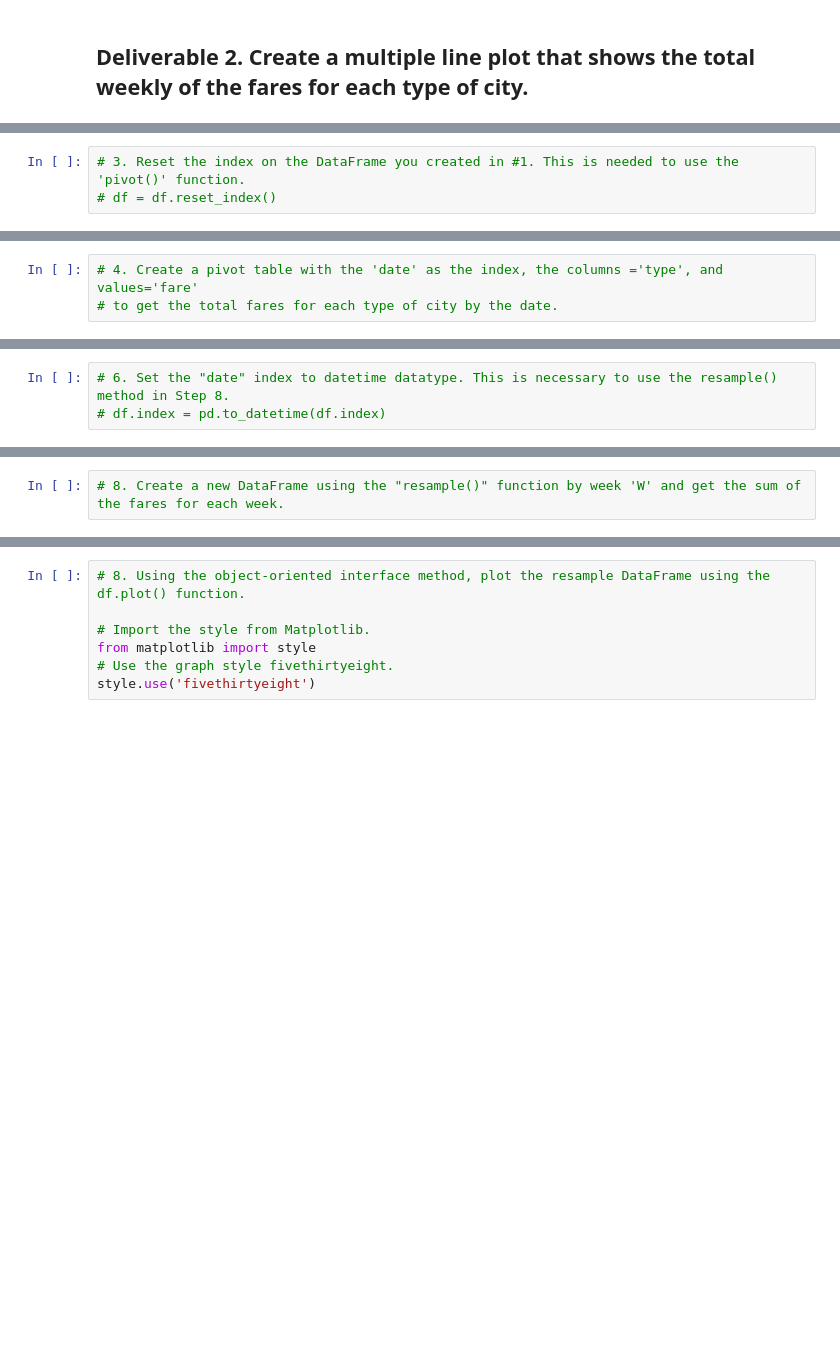
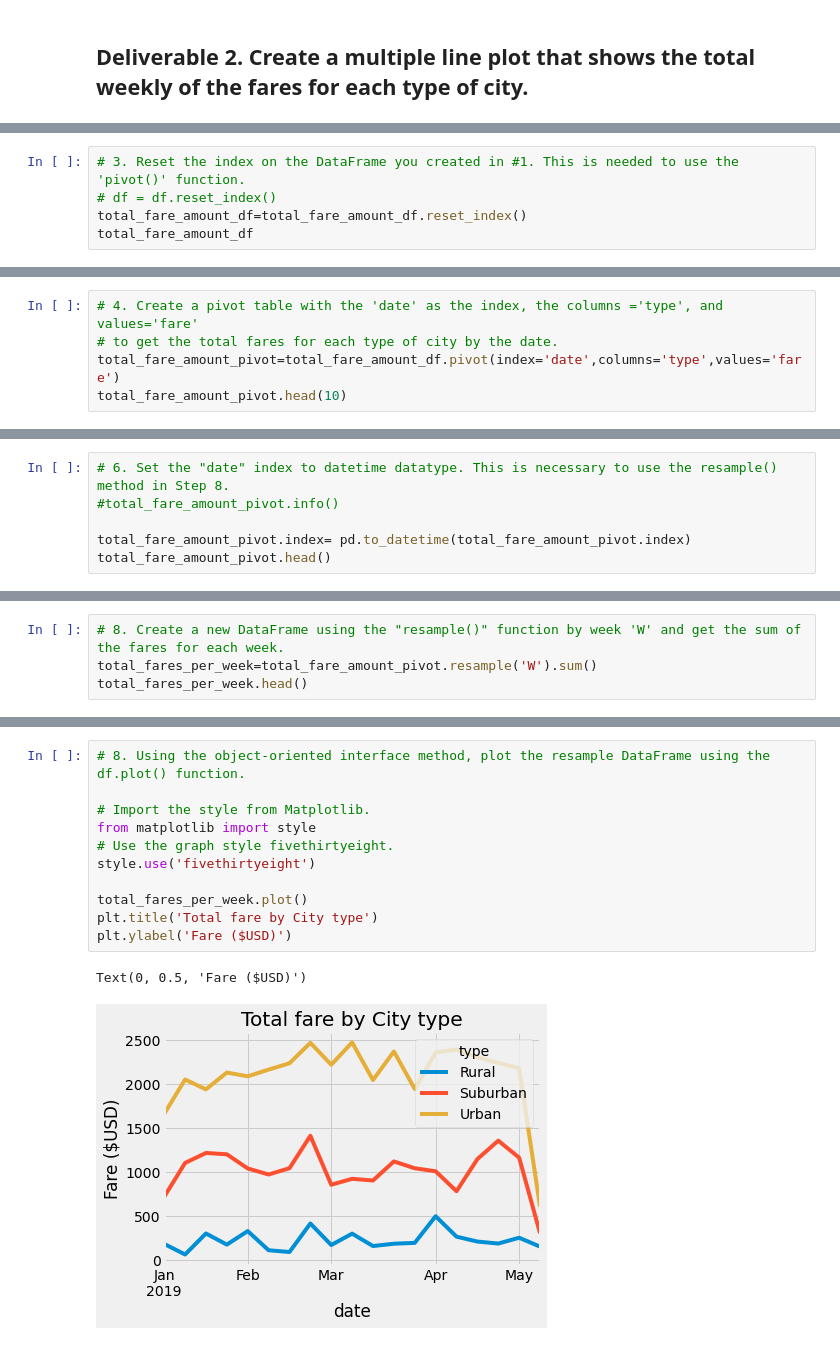
Before and after one commit to paolaescamilla/PyBer_Analysis, a Jupyter notebook: PyBer_Challenge.ipynb, the cells around one changed output, grey strips where cells are left out. Drawn from its saved outputs; the diff is of its cells as text; blank space fills up the shorter version.

```diff
--- a/PyBer_Challenge.ipynb
+++ b/PyBer_Challenge.ipynb
@@ -124,3 +174,5 @@ pyber_summary_df
 # %%
 # 3. Reset the index on the DataFrame you created in #1. This is needed to use the 'pivot()' function.
 # df = df.reset_index()
+total_fare_amount_df=total_fare_amount_df.reset_index()
+total_fare_amount_df
@@ -127,3 +193,5 @@ pyber_summary_df
 # %%
 # 4. Create a pivot table with the 'date' as the index, the columns ='type', and values='fare'
 # to get the total fares for each type of city by the date.
+total_fare_amount_pivot=total_fare_amount_df.pivot(index='date',columns='type',values='fare')
+total_fare_amount_pivot.head(10)
@@ -132,3 +227,6 @@ pyber_summary_df
 # %%
 # 6. Set the "date" index to datetime datatype. This is necessary to use the resample() method in Step 8.
-# df.index = pd.to_datetime(df.index)
+#total_fare_amount_pivot.info()
+
+total_fare_amount_pivot.index= pd.to_datetime(total_fare_amount_pivot.index)
+total_fare_amount_pivot.head()
@@ -137,2 +255,4 @@ pyber_summary_df
 # %%
 # 8. Create a new DataFrame using the "resample()" function by week 'W' and get the sum of the fares for each week.
+total_fares_per_week=total_fare_amount_pivot.resample('W').sum()
+total_fares_per_week.head()
@@ -139,7 +267,14 @@ pyber_summary_df
 # %%
 # 8. Using the object-oriented interface method, plot the resample DataFrame using the df.plot() function.
 
 # Import the style from Matplotlib.
 from matplotlib import style
 # Use the graph style fivethirtyeight.
 style.use('fivethirtyeight')
+
+total_fares_per_week.plot()
+plt.title('Total fare by City type')
+plt.ylabel('Fare ($USD)')
+# %% [output]
+Text(0, 0.5, 'Fare ($USD)')
+[figure, added]
```
Also changed, not shown: parts of 10 cells of this notebook, 2 other files.
